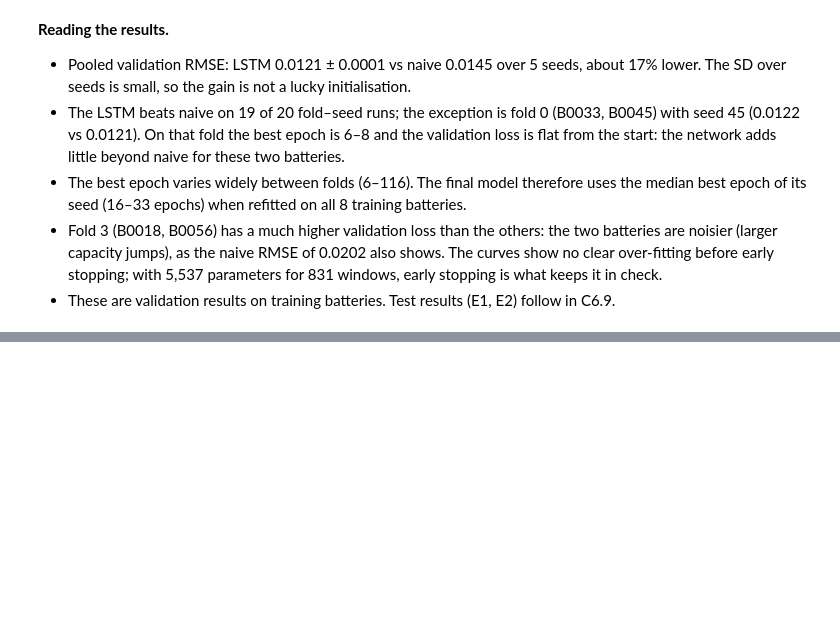
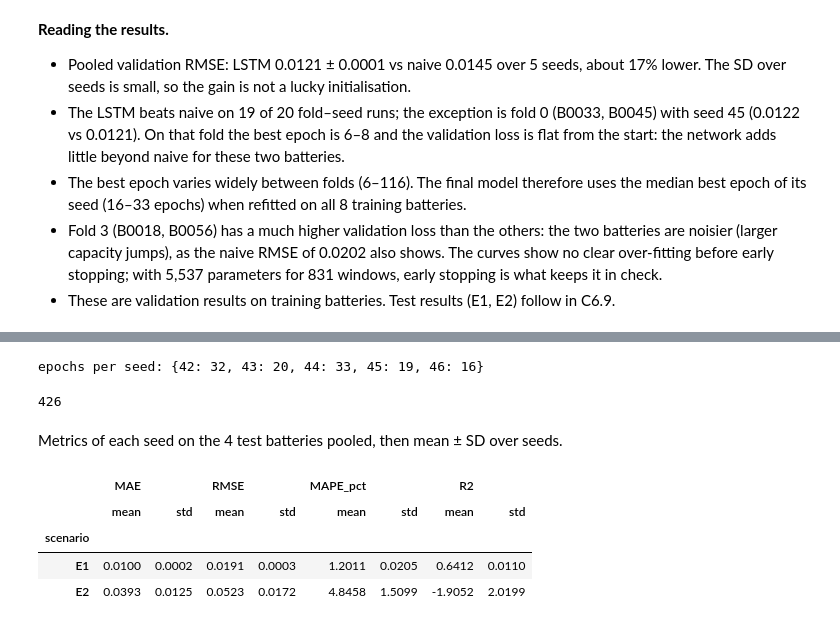
Before and after one commit to Ac-2836/STAT3013.R11.CTTT_Group08, a Jupyter notebook: notebooks/40_dl.ipynb, the cells around one changed output, grey strips where cells are left out. Drawn from its saved outputs; the diff is of its cells as text; code cells hidden in the pictures; blank space fills up the shorter version.

```diff
--- a/notebooks/40_dl.ipynb
+++ b/notebooks/40_dl.ipynb
@@ -191,0 +201,29 @@ fig.savefig(ROOT / "reports" / "figures" / "lstm_learning_curve.png", dpi=150)
+# %%
+from lstm_model import check_e2_no_peeking, fit_final, run_test
+from protocol import PRED, evaluate
+
+final_epochs = per_seed.final_epochs.astype(int).to_dict()
+print("epochs per seed:", final_epochs)
+
+model, scale = fit_final(train, 42, final_epochs[42])
+for _, b in test.groupby("battery_id"):
+    check_e2_no_peeking(model, scale, b)
+
+seed_pred, lstm = run_test(train, test, final_epochs)
+lstm.to_csv(PRED / "lstm.csv", index=False)
+len(lstm)
+# %% [output]
+epochs per seed: {42: 32, 43: 20, 44: 33, 45: 19, 46: 16}
+426
+# %% [markdown]
+Metrics of each seed on the 4 test batteries pooled, then mean ± SD over seeds.
+# %%
+seed_metrics, _ = evaluate(seed_pred)
+pooled_seed = seed_metrics[seed_metrics.battery_id == "all"]
+pooled_seed.groupby("scenario")[["MAE", "RMSE", "MAPE_pct", "R2"]].agg(["mean", "std"]).round(4)
+# %% [output]
+|  | MAE |  | RMSE |  | MAPE_pct |  | R2 |  |
+|  | mean | std | mean | std | mean | std | mean | std |
+| scenario |  |  |  |  |  |  |  |  |
+| E1 | 0.0100 | 0.0002 | 0.0191 | 0.0003 | 1.2011 | 0.0205 | 0.6412 | 0.0110 |
+| E2 | 0.0393 | 0.0125 | 0.0523 | 0.0172 | 4.8458 | 1.5099 | -1.9052 | 2.0199 |
```
Also changed, not shown: parts of 6 cells of this notebook, 3 other files.
